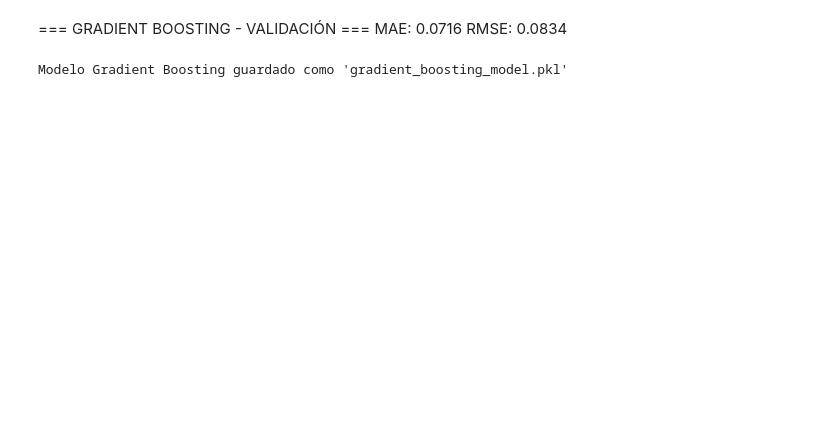
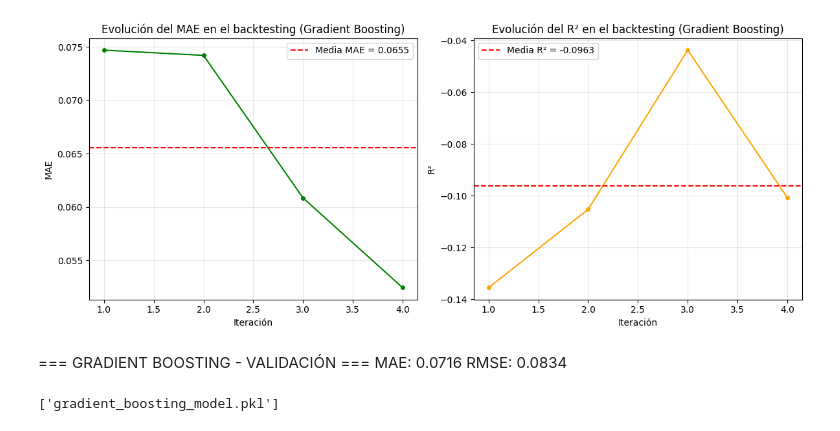
Before and after one commit to rubensanle/TFG, a Jupyter notebook: CodigosPython/ModelosPredictivos/ML/GradientBoosting.ipynb, the cells around one changed output. Saved outputs shown, nothing was run; the diff lists cells and outputs as text; code cells hidden in the pictures; blank space fills up the shorter version.

```diff
--- a/CodigosPython/ModelosPredictivos/ML/GradientBoosting.ipynb
+++ b/CodigosPython/ModelosPredictivos/ML/GradientBoosting.ipynb
@@ -123,9 +275,35 @@ RMSE: 0.0843
+# %%
+plt.figure(figsize=(12, 5))
+
+# Subgráfica 1: Evolución del MAE en el backtesting
+plt.subplot(1, 2, 1)
+plt.plot(resultados_backtest['iteracion'], resultados_backtest['MAE'], 'o-', color='green', markersize=4)
+plt.axhline(y=metricas_backtest['MAE_mean'], color='red', linestyle='--', label=f'Media MAE = {metricas_backtest["MAE_mean"]:.4f}')
+plt.xlabel('Iteración')
+plt.ylabel('MAE')
+plt.title('Evolución del MAE en el backtesting (Gradient Boosting)')
+plt.legend()
+plt.grid(True, alpha=0.3)
+
+# Subgráfica 2: Evolución del R² en el backtesting
+plt.subplot(1, 2, 2)
+plt.plot(resultados_backtest['iteracion'], resultados_backtest['R2'], 'o-', color='orange', markersize=4)
+plt.axhline(y=metricas_backtest['R2_mean'], color='red', linestyle='--', label=f'Media R² = {metricas_backtest["R2_mean"]:.4f}')
+plt.xlabel('Iteración')
+plt.ylabel('R²')
+plt.title('Evolución del R² en el backtesting (Gradient Boosting)')
+plt.legend()
+plt.grid(True, alpha=0.3)
+
+plt.tight_layout()
+plt.show()
+# %% [output]
+[figure, added]
 # %% [markdown]
 === GRADIENT BOOSTING - VALIDACIÓN ===
 MAE: 0.0716
 RMSE: 0.0834
 # %%
 joblib.dump(best_gb, 'gradient_boosting_model.pkl')
-print("\nModelo Gradient Boosting guardado como 'gradient_boosting_model.pkl'")
 # %% [output]
-Modelo Gradient Boosting guardado como 'gradient_boosting_model.pkl'
+['gradient_boosting_model.pkl']
```
Also changed, not shown: parts of 9 cells of this notebook, 17 other files.
